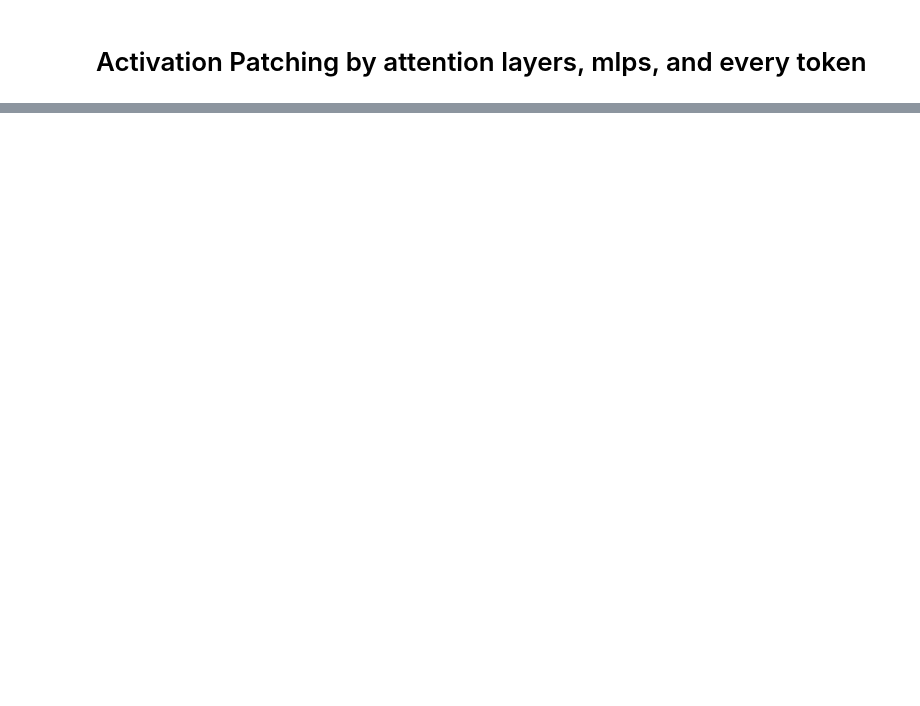
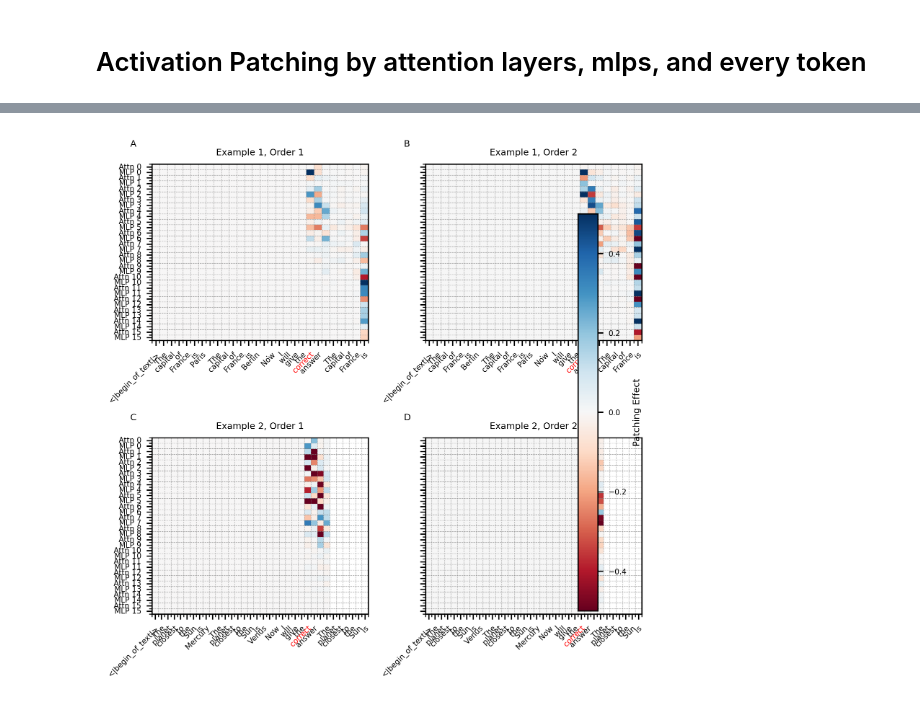
Before and after one commit to ivandrenc/hlmz-prep, a Jupyter notebook: activation_patching_experiments/activation_patching_attn_mlp_token_swapped_prompts.ipynb, the cells around one changed output, grey strips where cells are left out. Saved outputs shown, nothing was run; the diff lists cells and outputs as text; code cells hidden in the pictures; blank space fills up the shorter version.

Commit message:
activation patching plot 2x2

```diff
--- a/activation_patching_experiments/activation_patching_attn_mlp_token_swapped_prompts.ipynb
+++ b/activation_patching_experiments/activation_patching_attn_mlp_token_swapped_prompts.ipynb
@@ -159,0 +342,8 @@ def plot_patching_effects_single_heatmap_mlp_attn_combined(patching_results, pat
+# %%
+# Locate the current directory
+current_dir = os.getcwd()
+print(f"current_dir={current_dir}")
+# Read from the csv file the sentences s1, s2, and last_sentence
+df = pd.read_csv(os.path.join(current_dir, "sentences.csv"))
+patching_results = []
+patching_results_reversed = []
@@ -160,10 +352,4 @@ def plot_patching_effects_single_heatmap_mlp_attn_combined(patching_results, pat
 # %%
-# Locate the current directory
-current_dir = os.getcwd()
-print(f"current_dir={current_dir}")
-# Read from the csv file the sentences s1, s2, and last_sentence
-df = pd.read_csv(os.path.join(current_dir, "sentences.csv"))
-
 # Iterate over the rows of the dataframe and plot the patching effects for each row
 for i in range(len(df)):
     s1 = df.iloc[i]["sentence1"]
@@ -189,7 +375,10 @@ for i in range(len(df)):
         for i in range(len(answers))
     ]
 
-    patching_results, clean_tokens = run_activation_patching(prompts, answer_token_indices)
-    patching_results_reversed, clean_tokens_reversed = run_activation_patching(prompts_reversed, answer_token_indices)
-    plot_patching_effects_single_heatmap_mlp_attn_combined(patching_results, patching_results_reversed, clean_tokens, clean_tokens_reversed, i)
+    patching_result, clean_tokens = run_activation_patching(prompts, answer_token_indices)
+    patching_result_reversed, clean_tokens_reversed = run_activation_patching(prompts_reversed, answer_token_indices)
+    patching_results.append((patching_result, clean_tokens))
+    patching_results_reversed.append((patching_result_reversed, clean_tokens_reversed))
+
+    # plot_patching_effects_single_heatmap_mlp_attn_combined(patching_results, patching_results_reversed, clean_tokens, clean_tokens_reversed, i, answers)
 # %% [output]
@@ -207,0 +428,9 @@ current_dir=/Users/ivannaranjo/Documents/Helmholtz/experiments/hlmz-prep/activat
+# %%
+# plot the 2x2 heatmaps together
+plot_2x2_heatmaps(patching_results1=patching_results[0][0], patching_results2=patching_results[1][0],
+                  patching_results_reversed1=patching_results_reversed[0][0], patching_results_reversed2=patching_results_reversed[1][0],
+                  clean_tokens=patching_results[0][1], clean_tokens_reversed=patching_results_reversed[0][1],
+                  clean_tokens_2=patching_results[1][1], clean_tokens_reversed_2=patching_results_reversed[1][1],
+                  prompt_row=i)
+# %% [output]
+[figure, added]
```
Also changed, not shown: parts of 9 cells of this notebook, 16 other files.
